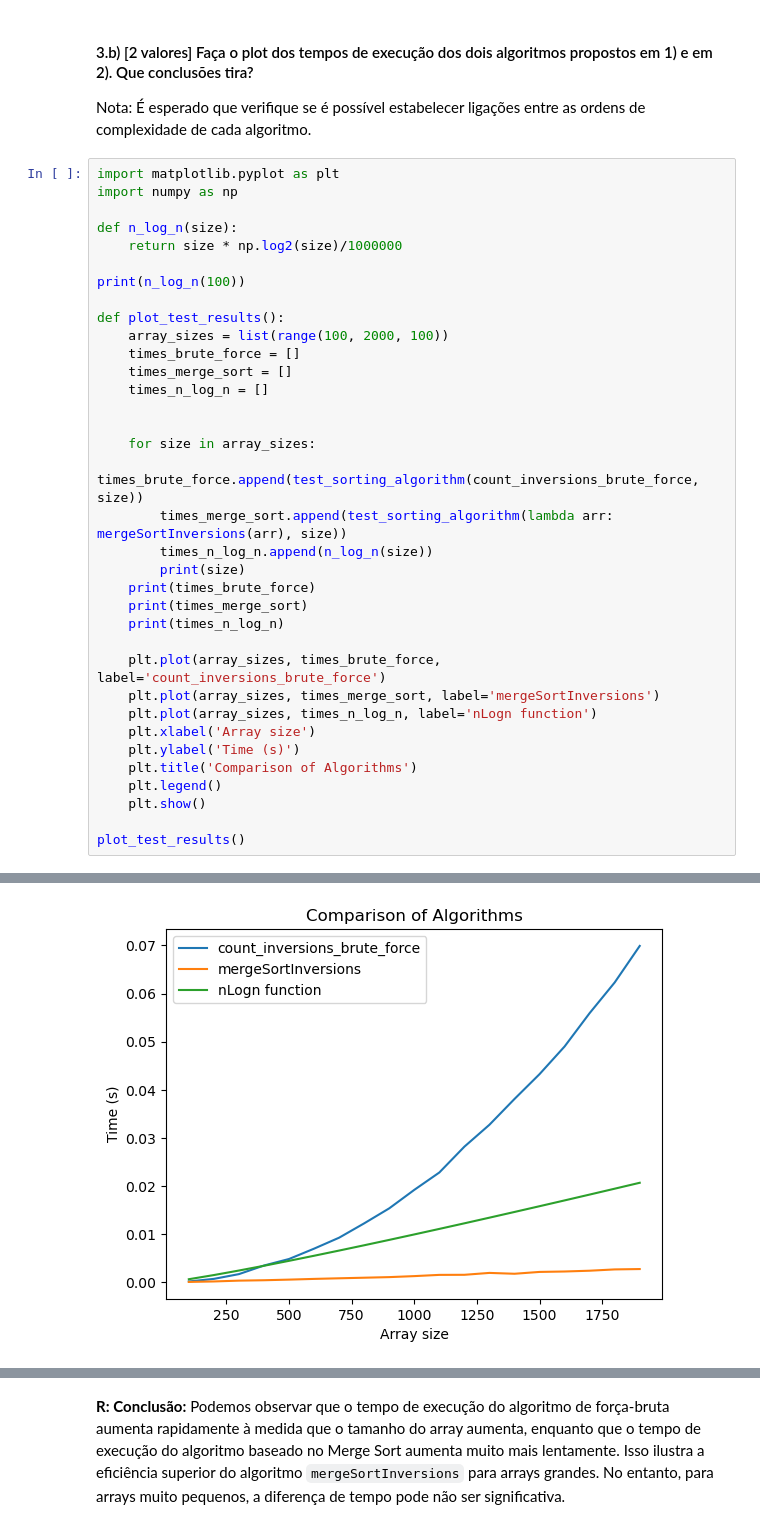
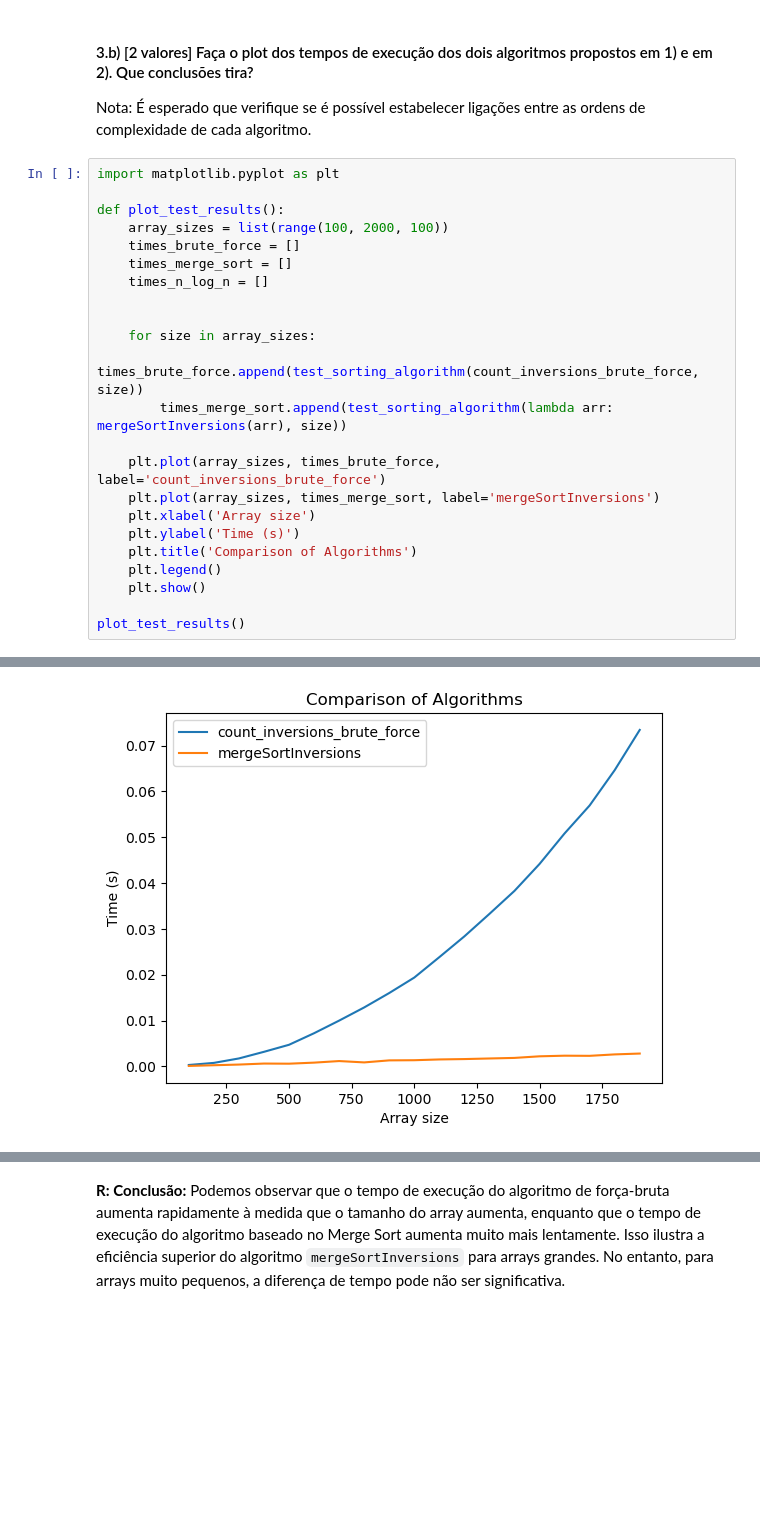
Before and after one commit to eduardopio03/Mini-Trabalho-1-DAA, a Jupyter notebook: parte1.ipynb, the cells around one changed output, grey strips where cells are left out. Saved outputs shown, nothing was run; the diff lists cells and outputs as text; blank space fills up the shorter version.

```diff
--- a/parte1.ipynb
+++ b/parte1.ipynb
@@ -243,12 +237,6 @@ Nota: É esperado que verifique se é possível estabelecer ligações entre as
 cada algoritmo.
 # %%
 import matplotlib.pyplot as plt
-import numpy as np
-
-def n_log_n(size):
-    return size * np.log2(size)/1000000
-
-print(n_log_n(100))
 
 def plot_test_results():
     array_sizes = list(range(100, 2000, 100))
@@ -260,15 +248,9 @@ def plot_test_results():
     for size in array_sizes:
         times_brute_force.append(test_sorting_algorithm(count_inversions_brute_force, size))
         times_merge_sort.append(test_sorting_algorithm(lambda arr: mergeSortInversions(arr), size))
-        times_n_log_n.append(n_log_n(size))
-        print(size)
-    print(times_brute_force)
-    print(times_merge_sort)
-    print(times_n_log_n)
 
     plt.plot(array_sizes, times_brute_force, label='count_inversions_brute_force')
     plt.plot(array_sizes, times_merge_sort, label='mergeSortInversions')
-    plt.plot(array_sizes, times_n_log_n, label='nLogn function')
     plt.xlabel('Array size')
     plt.ylabel('Time (s)')
     plt.title('Comparison of Algorithms')
@@ -297 +262 @@ plot_test_results()
-[figure, old version]
+[figure, new version]
```
Also changed, not shown: parts of 9 cells of this notebook.
